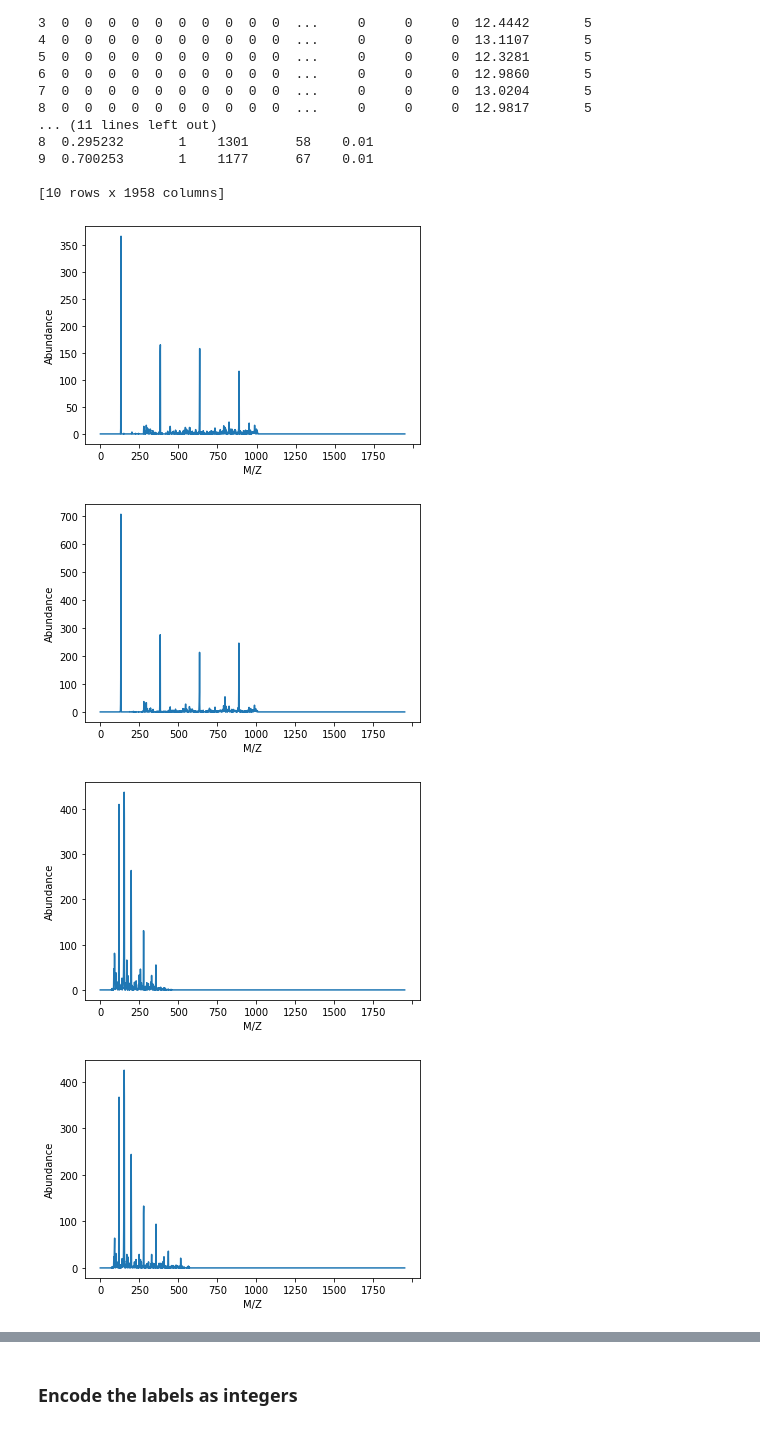
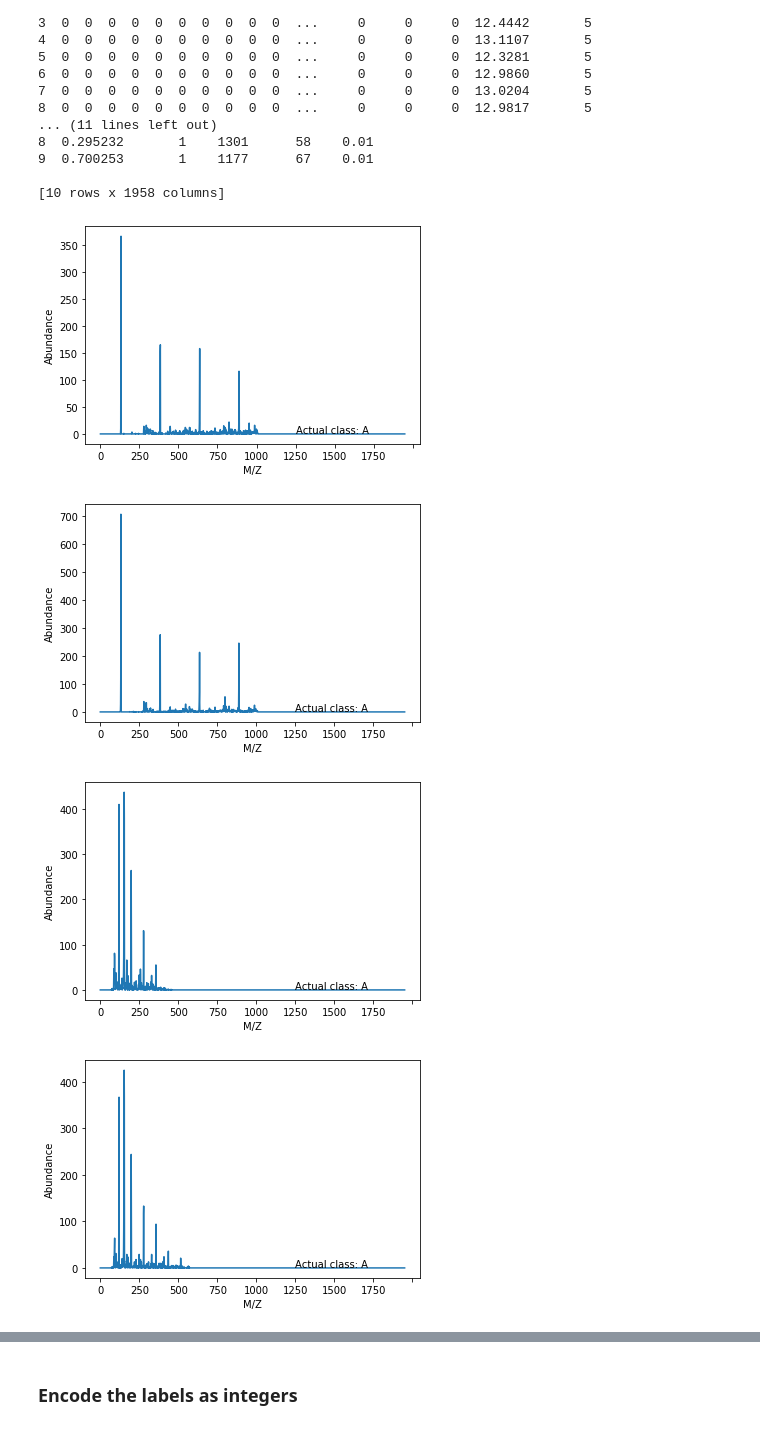
Before and after one commit to parksoy/DAMADAY2020_NASA, a Jupyter notebook: SoyoungAppendToVDP.ipynb, the cells around one changed output, grey strips where cells are left out. Saved outputs shown, nothing was run; the diff lists cells and outputs as text; code cells hidden in the pictures.

```diff
--- a/SoyoungAppendToVDP.ipynb
+++ b/SoyoungAppendToVDP.ipynb
@@ -218,14 +207,14 @@ XmassSpec.shape (26685, 1951)
 # %%
 ## Plot some mass specs
 for i in range(1,100,10):
     massSpec = XmassSpec.iloc[i]
-    #print(massSpec)
+    plt.text(1250, 1, 'Actual class: {}'.format(str(y[i])))
     ax=massSpec.plot()
     ax.set_ylabel('Abundance')
     ax.set_xlabel('M/Z')
     plt.show()
 # %% [output]
-[figure, old version]
+[figure, new version]
-[figure, old version]
+[figure, new version]
-[figure, old version]
+[figure, new version]
-[figure, old version]
+[figure, new version]
```
Also changed, not shown: parts of 26 cells of this notebook.
